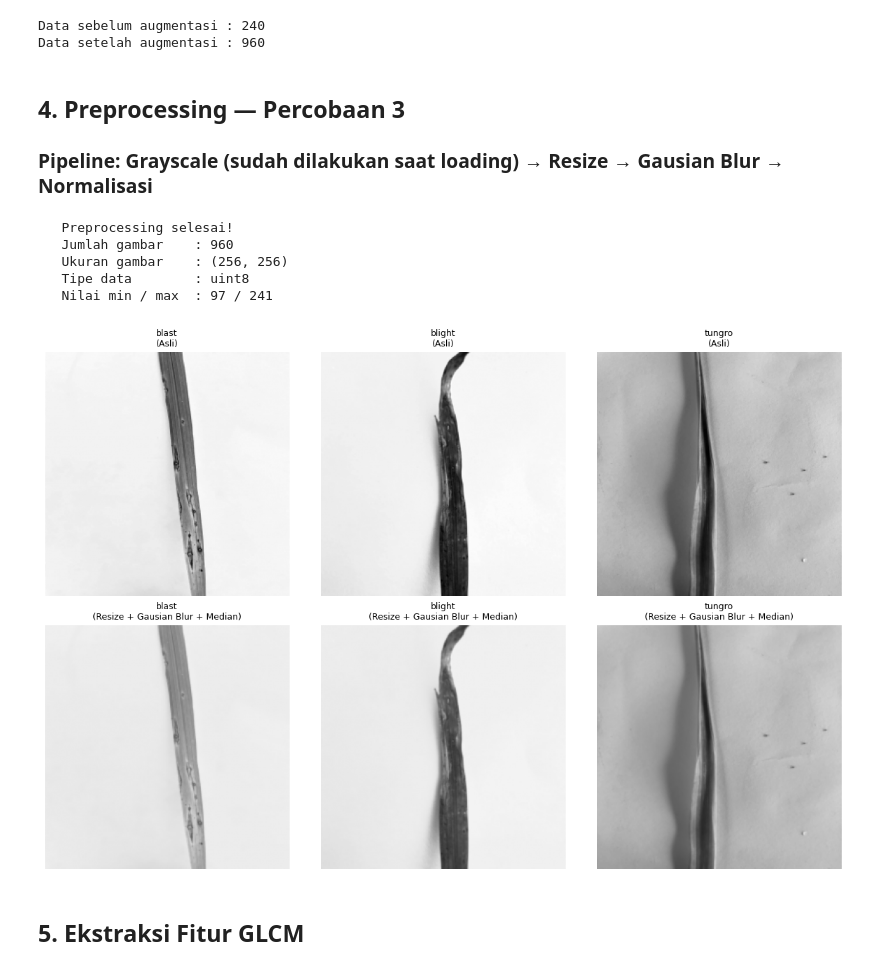
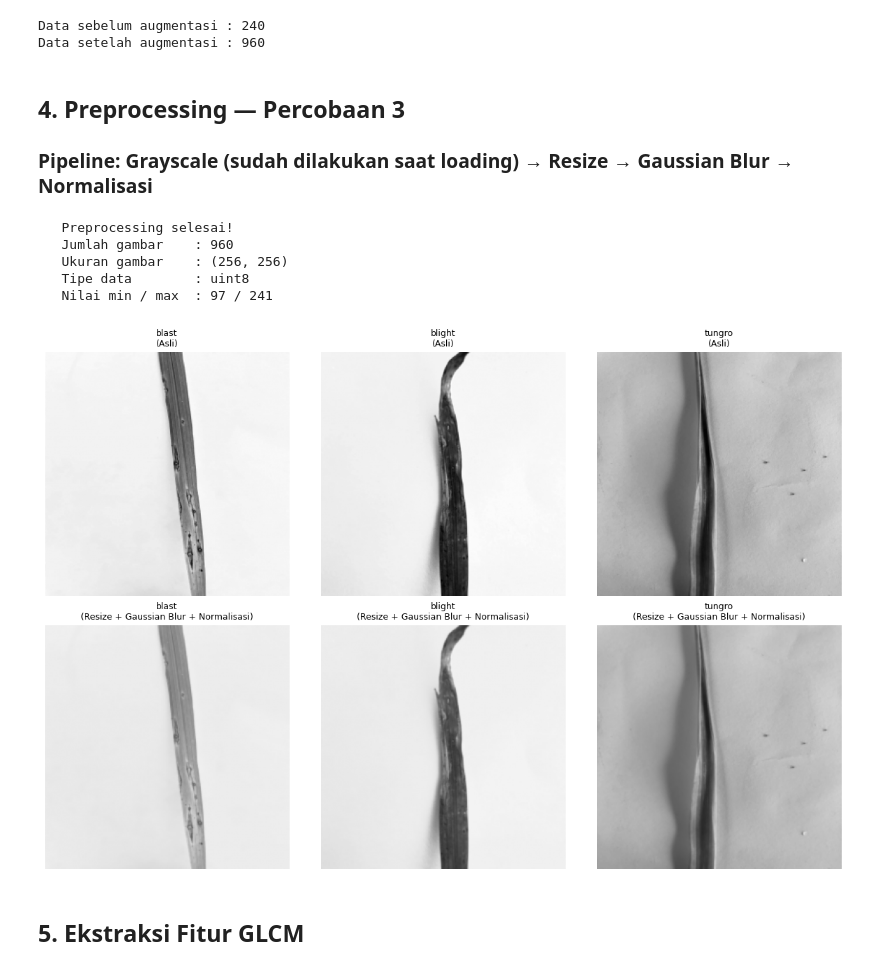
Before and after one commit to gazarabbani/Project-PCD-34-, a Jupyter notebook: Percobaan_3.ipynb, the cells around one changed output. Saved outputs shown, nothing was run; the diff lists cells and outputs as text; code cells hidden in the pictures.

```diff
--- a/Percobaan_3.ipynb
+++ b/Percobaan_3.ipynb
@@ -149,7 +149,7 @@ Data sebelum augmentasi : 240
 Data setelah augmentasi : 960
 # %% [markdown]
 ## 4. Preprocessing — Percobaan 3
-### Pipeline: Grayscale (sudah dilakukan saat loading) → Resize → Gausian Blur → Normalisasi
+### Pipeline: Grayscale (sudah dilakukan saat loading) → Resize → Gaussian Blur → Normalisasi
 # %%
 def resize(image, target_size=(256, 256)):
     return cv.resize(image, target_size, interpolation=cv.INTER_AREA)
@@ -225,26 +225,26 @@ print(f"   Nilai min / max  : {dataPreprocessed[0].min()} / {dataPreprocessed[0]
 # %%
 unique_labels = np.unique(labels_augmented)
 n_kelas = len(unique_labels)
 
 fig, axes = plt.subplots(2, n_kelas, figsize=(4 * n_kelas, 8))
 
 for col, kelas in enumerate(unique_labels):
     idx = np.where(labels_augmented == kelas)[0][0]
 
     # Baris 1: gambar asli
     axes[0, col].imshow(data_augmented[idx].astype(np.uint8), cmap='gray')
     axes[0, col].set_title(f"{kelas}\n(Asli)", fontsize=9)
     axes[0, col].axis('off')
 
     # Baris 2: hasil preprocessing
     axes[1, col].imshow(dataPreprocessed[idx], cmap='gray', vmin=0, vmax=255)
-    axes[1, col].set_title(f"{kelas}\n(Resize + Gausian Blur + Median)", fontsize=9)
+    axes[1, col].set_title(f"{kelas}\n(Resize + Gaussian Blur + Normalisasi)", fontsize=9)
     axes[1, col].axis('off')
 
 plt.tight_layout()
 plt.show()
 # %% [output]
-[figure, old version]
+[figure, new version]
 # %% [markdown]
 ## 5. Ekstraksi Fitur GLCM
 # %%
```
Also changed, not shown: parts of 6 cells of this notebook, 9 other files.
